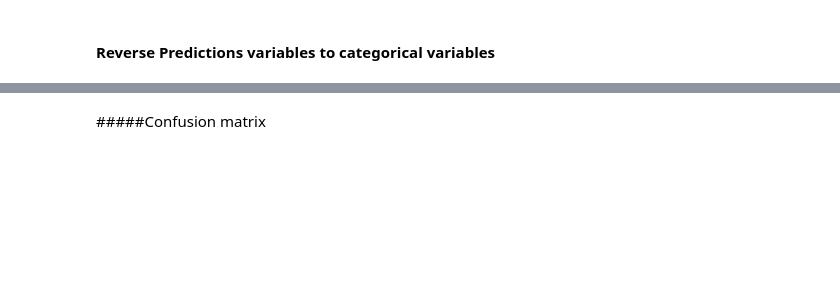
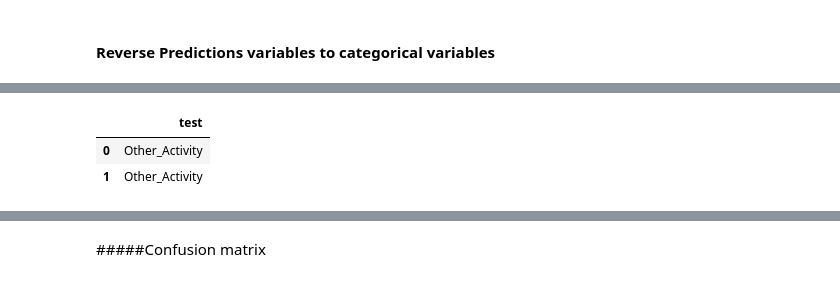
Before and after one commit to sylvas-j/ML, a Jupyter notebook: Tensorflow_works/SmartHome_ModelProcess.ipynb, the cells around one changed output, grey strips where cells are left out. Cells and saved outputs as stored; diff of their text form; code cells hidden in the pictures; blank space fills up the shorter version.

```diff
--- a/Tensorflow_works/SmartHome_ModelProcess.ipynb
+++ b/Tensorflow_works/SmartHome_ModelProcess.ipynb
@@ -655,3 +748,9 @@ Test: Toilet -------- Predicted: (Entertain_Guests)
+# %%
+tested_df.head(2)
+# %% [output]
+|  | test |
+| 0 | Other_Activity |
+| 1 | Other_Activity |
 # %%
 from sklearn.metrics import precision_score
 precision = precision_score(reverse_encoded_y_test, reverse_encoded_y_predicted, average='micro')
```
Also changed, not shown: parts of 30 cells of this notebook.
